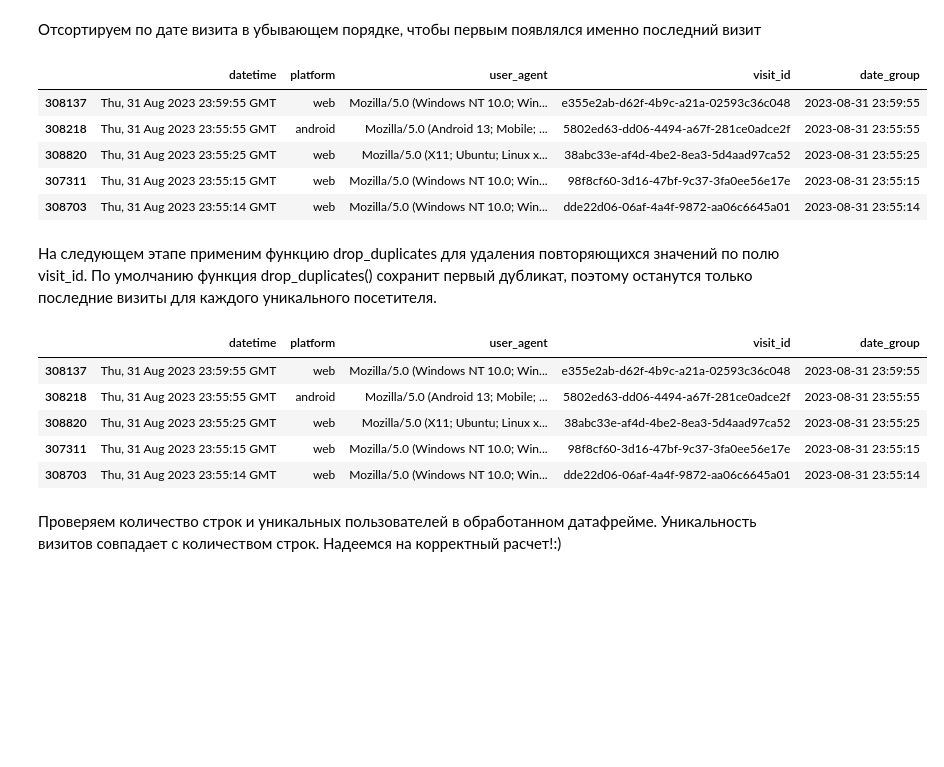
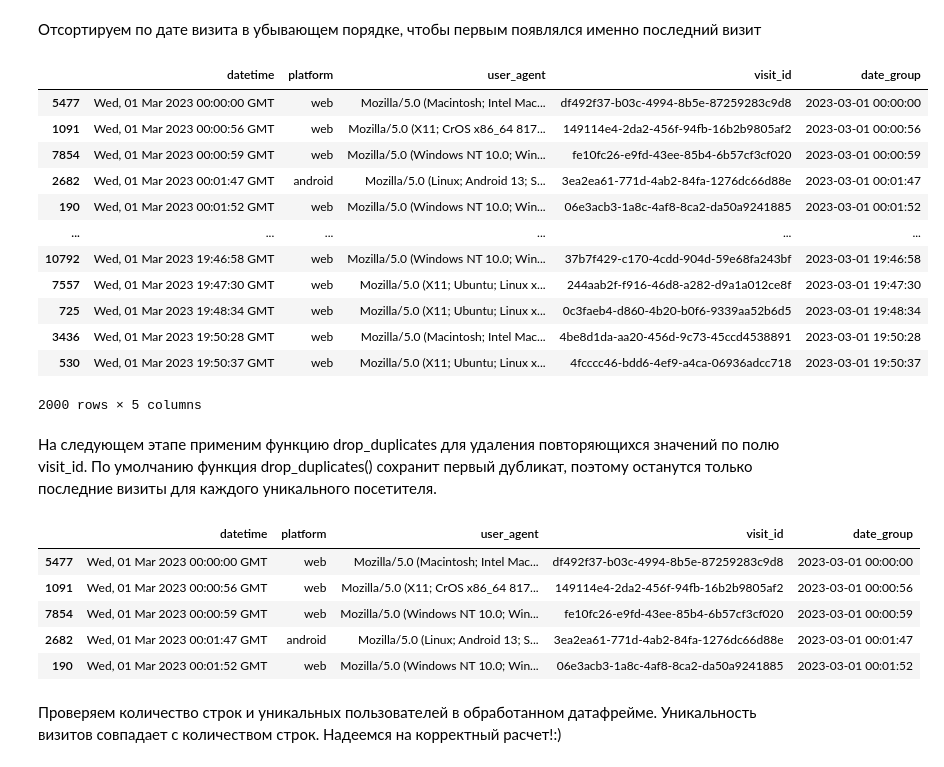
Before and after one commit to LetnerOk/data-analytics-project-100, a Jupyter notebook: Dashboard_Convertion.ipynb, the cells around one changed output. Cells and saved outputs as stored; diff of their text form; code cells hidden in the pictures; blank space fills up the shorter version.

```diff
--- a/Dashboard_Convertion.ipynb
+++ b/Dashboard_Convertion.ipynb
@@ -73,19 +73,27 @@ Name: visit_id, dtype: int64
 # %%
 df_visit_dt = df_visit_without_bot.copy()
 #df_visit_unique_dt.sort_values(by='datetime', ascending=True)
 #Преобразуем данные в столбце 'datetime' в объект типа datetime64[ns]
 df_visit_dt['date_group'] = pd.to_datetime(df_visit_dt['datetime'], format='%a, %d %b %Y %H:%M:%S GMT')
+#df_visit_dt['date_group'] = df_visit_dt['datetime']
 #Отсортируем по дате визита в убывающем порядке, чтобы первым появлялся именно последний визит.
 #Сортируем по полю 'date_group' после преобразования в формат datetime64[ns], чтобы сортировка прошла кооректно
-df_visit_sorted = df_visit_dt.sort_values(by='date_group', ascending=False)
-df_visit_sorted.head()
+df_visit_sorted = df_visit_dt.sort_values(by='date_group', ascending=True)
+df_visit_sorted.head(2000)
 # %% [output]
 |  | datetime | platform | user_agent | visit_id | date_group |
-| 308137 | Thu, 31 Aug 2023 23:59:55 GMT | web | Mozilla/5.0 (Windows NT 10.0; Win... | e355e2ab-d62f-4b9c-a21a-02593c36c048 | 2023-08-31 23:59:55 |
-| 308218 | Thu, 31 Aug 2023 23:55:55 GMT | android | Mozilla/5.0 (Android 13; Mobile; ... | 5802ed63-dd06-4494-a67f-281ce0adce2f | 2023-08-31 23:55:55 |
-| 308820 | Thu, 31 Aug 2023 23:55:25 GMT | web | Mozilla/5.0 (X11; Ubuntu; Linux x... | 38abc33e-af4d-4be2-8ea3-5d4aad97ca52 | 2023-08-31 23:55:25 |
-| 307311 | Thu, 31 Aug 2023 23:55:15 GMT | web | Mozilla/5.0 (Windows NT 10.0; Win... | 98f8cf60-3d16-47bf-9c37-3fa0ee56e17e | 2023-08-31 23:55:15 |
-| 308703 | Thu, 31 Aug 2023 23:55:14 GMT | web | Mozilla/5.0 (Windows NT 10.0; Win... | dde22d06-06af-4a4f-9872-aa06c6645a01 | 2023-08-31 23:55:14 |
+| 5477 | Wed, 01 Mar 2023 00:00:00 GMT | web | Mozilla/5.0 (Macintosh; Intel Mac... | df492f37-b03c-4994-8b5e-87259283c9d8 | 2023-03-01 00:00:00 |
+| 1091 | Wed, 01 Mar 2023 00:00:56 GMT | web | Mozilla/5.0 (X11; CrOS x86_64 817... | 149114e4-2da2-456f-94fb-16b2b9805af2 | 2023-03-01 00:00:56 |
+| 7854 | Wed, 01 Mar 2023 00:00:59 GMT | web | Mozilla/5.0 (Windows NT 10.0; Win... | fe10fc26-e9fd-43ee-85b4-6b57cf3cf020 | 2023-03-01 00:00:59 |
+| 2682 | Wed, 01 Mar 2023 00:01:47 GMT | android | Mozilla/5.0 (Linux; Android 13; S... | 3ea2ea61-771d-4ab2-84fa-1276dc66d88e | 2023-03-01 00:01:47 |
+| 190 | Wed, 01 Mar 2023 00:01:52 GMT | web | Mozilla/5.0 (Windows NT 10.0; Win... | 06e3acb3-1a8c-4af8-8ca2-da50a9241885 | 2023-03-01 00:01:52 |
+| ... | ... | ... | ... | ... | ... |
+| 10792 | Wed, 01 Mar 2023 19:46:58 GMT | web | Mozilla/5.0 (Windows NT 10.0; Win... | 37b7f429-c170-4cdd-904d-59e68fa243bf | 2023-03-01 19:46:58 |
+| 7557 | Wed, 01 Mar 2023 19:47:30 GMT | web | Mozilla/5.0 (X11; Ubuntu; Linux x... | 244aab2f-f916-46d8-a282-d9a1a012ce8f | 2023-03-01 19:47:30 |
+| 725 | Wed, 01 Mar 2023 19:48:34 GMT | web | Mozilla/5.0 (X11; Ubuntu; Linux x... | 0c3faeb4-d860-4b20-b0f6-9339aa52b6d5 | 2023-03-01 19:48:34 |
+| 3436 | Wed, 01 Mar 2023 19:50:28 GMT | web | Mozilla/5.0 (Macintosh; Intel Mac... | 4be8d1da-aa20-456d-9c73-45ccd4538891 | 2023-03-01 19:50:28 |
+| 530 | Wed, 01 Mar 2023 19:50:37 GMT | web | Mozilla/5.0 (X11; Ubuntu; Linux x... | 4fcccc46-bdd6-4ef9-a4ca-06936adcc718 | 2023-03-01 19:50:37 |
+2000 rows × 5 columns
 # %% [markdown]
 На следующем этапе применим функцию drop_duplicates для удаления повторяющихся значений по полю visit_id. По умолчанию функция drop_duplicates() сохранит первый дубликат, поэтому останутся только последние визиты для каждого уникального посетителя.
 # %%
@@ -93,11 +101,11 @@ df_visit_unique = df_visit_sorted.drop_duplicates(subset=['visit_id'])
 df_visit_unique.head()
 # %% [output]
 |  | datetime | platform | user_agent | visit_id | date_group |
-| 308137 | Thu, 31 Aug 2023 23:59:55 GMT | web | Mozilla/5.0 (Windows NT 10.0; Win... | e355e2ab-d62f-4b9c-a21a-02593c36c048 | 2023-08-31 23:59:55 |
-| 308218 | Thu, 31 Aug 2023 23:55:55 GMT | android | Mozilla/5.0 (Android 13; Mobile; ... | 5802ed63-dd06-4494-a67f-281ce0adce2f | 2023-08-31 23:55:55 |
-| 308820 | Thu, 31 Aug 2023 23:55:25 GMT | web | Mozilla/5.0 (X11; Ubuntu; Linux x... | 38abc33e-af4d-4be2-8ea3-5d4aad97ca52 | 2023-08-31 23:55:25 |
-| 307311 | Thu, 31 Aug 2023 23:55:15 GMT | web | Mozilla/5.0 (Windows NT 10.0; Win... | 98f8cf60-3d16-47bf-9c37-3fa0ee56e17e | 2023-08-31 23:55:15 |
-| 308703 | Thu, 31 Aug 2023 23:55:14 GMT | web | Mozilla/5.0 (Windows NT 10.0; Win... | dde22d06-06af-4a4f-9872-aa06c6645a01 | 2023-08-31 23:55:14 |
+| 5477 | Wed, 01 Mar 2023 00:00:00 GMT | web | Mozilla/5.0 (Macintosh; Intel Mac... | df492f37-b03c-4994-8b5e-87259283c9d8 | 2023-03-01 00:00:00 |
+| 1091 | Wed, 01 Mar 2023 00:00:56 GMT | web | Mozilla/5.0 (X11; CrOS x86_64 817... | 149114e4-2da2-456f-94fb-16b2b9805af2 | 2023-03-01 00:00:56 |
+| 7854 | Wed, 01 Mar 2023 00:00:59 GMT | web | Mozilla/5.0 (Windows NT 10.0; Win... | fe10fc26-e9fd-43ee-85b4-6b57cf3cf020 | 2023-03-01 00:00:59 |
+| 2682 | Wed, 01 Mar 2023 00:01:47 GMT | android | Mozilla/5.0 (Linux; Android 13; S... | 3ea2ea61-771d-4ab2-84fa-1276dc66d88e | 2023-03-01 00:01:47 |
+| 190 | Wed, 01 Mar 2023 00:01:52 GMT | web | Mozilla/5.0 (Windows NT 10.0; Win... | 06e3acb3-1a8c-4af8-8ca2-da50a9241885 | 2023-03-01 00:01:52 |
 # %% [markdown]
 Проверяем количество строк и уникальных пользователей в обработанном датафрейме. Уникальность визитов совпадает с количеством строк. Надеемся на корректный расчет!:)
 # %%
```
Also changed, not shown: parts of 18 cells of this notebook.
